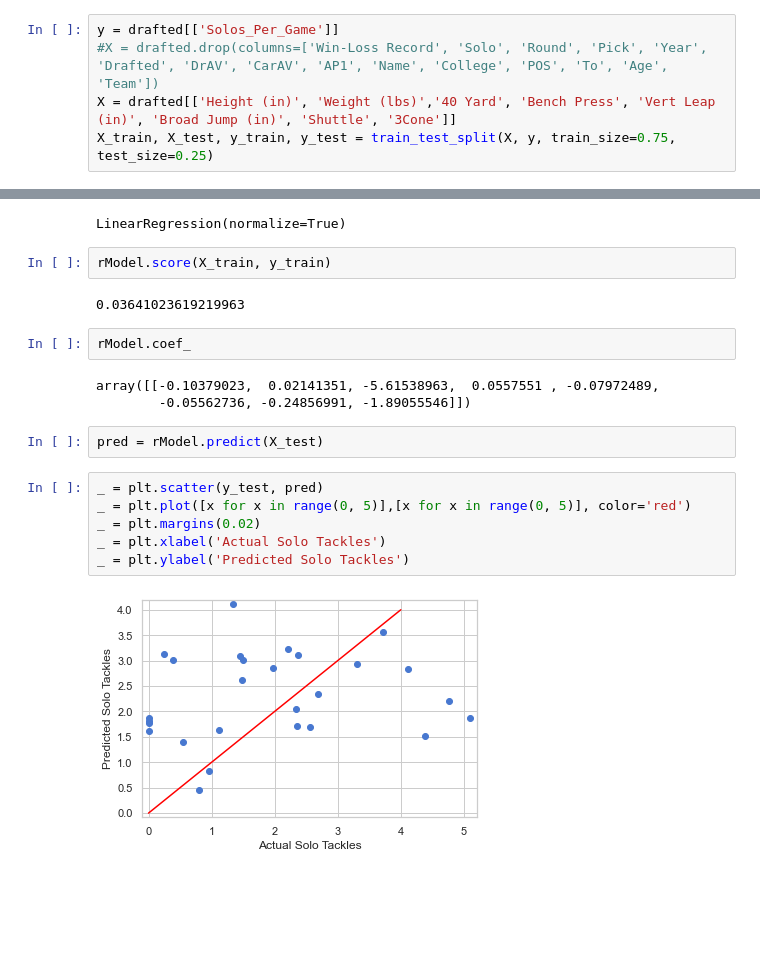
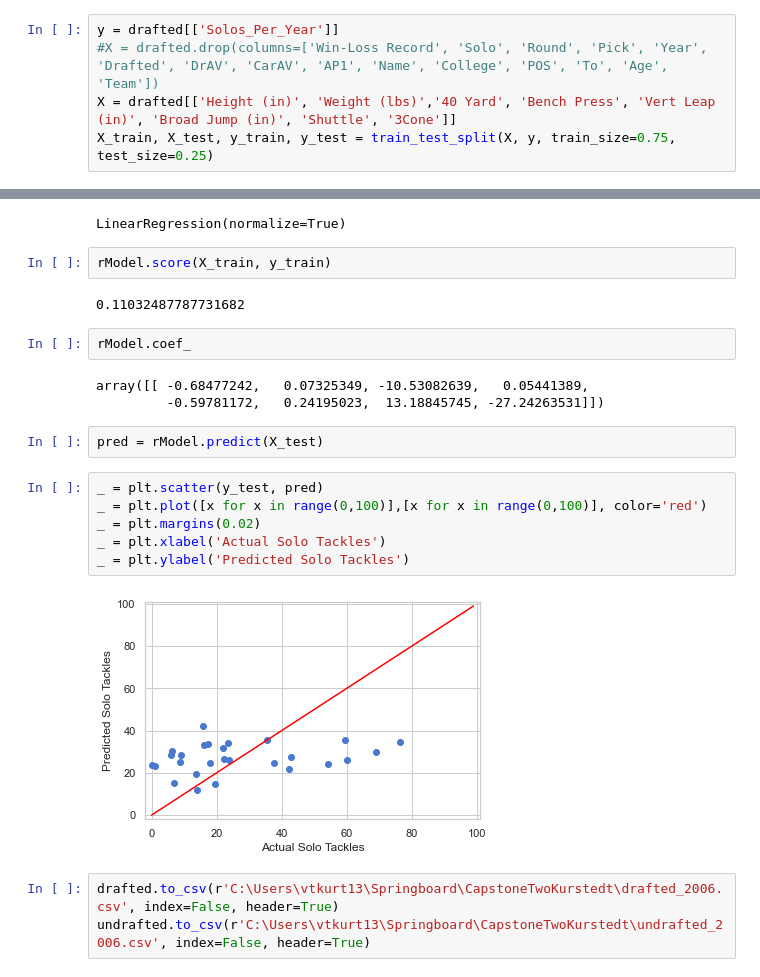
Before and after one commit to jkurt13/CapstoneTwo, a Jupyter notebook: EDA.ipynb, the cells around one changed output, grey strips where cells are left out. Drawn from its saved outputs; the diff is of its cells as text; blank space fills up the shorter version.

```diff
--- a/EDA.ipynb
+++ b/EDA.ipynb
@@ -730,7 +714,7 @@ _ = sns.scatterplot(x='40 Yard', y='3Cone', data=draft_df, hue='POS', size='Draf
 # %% [output]
 [figure]
 # %%
-y = drafted[['Solos_Per_Game']]
+y = drafted[['Solos_Per_Year']]
 #X = drafted.drop(columns=['Win-Loss Record', 'Solo', 'Round', 'Pick', 'Year', 'Drafted', 'DrAV', 'CarAV', 'AP1', 'Name', 'College', 'POS', 'To', 'Age', 'Team'])
 X = drafted[['Height (in)', 'Weight (lbs)','40 Yard', 'Bench Press', 'Vert Leap (in)', 'Broad Jump (in)', 'Shuttle', '3Cone']]
 X_train, X_test, y_train, y_test = train_test_split(X, y, train_size=0.75, test_size=0.25)
@@ -753,19 +737,22 @@ LinearRegression(normalize=True)
 # %%
 rModel.score(X_train, y_train)
 # %% [output]
-0.03641023619219963
+0.11032487787731682
 # %%
 rModel.coef_
 # %% [output]
-array([[-0.10379023,  0.02141351, -5.61538963,  0.0557551 , -0.07972489,
-        -0.05562736, -0.24856991, -1.89055546]])
+array([[ -0.68477242,   0.07325349, -10.53082639,   0.05441389,
+         -0.59781172,   0.24195023,  13.18845745, -27.24263531]])
 # %%
 pred = rModel.predict(X_test)
 # %%
 _ = plt.scatter(y_test, pred)
-_ = plt.plot([x for x in range(0, 5)],[x for x in range(0, 5)], color='red')
+_ = plt.plot([x for x in range(0,100)],[x for x in range(0,100)], color='red')
 _ = plt.margins(0.02)
 _ = plt.xlabel('Actual Solo Tackles')
 _ = plt.ylabel('Predicted Solo Tackles')
 # %% [output]
-[figure, old version]
+[figure, new version]
+# %%
+drafted.to_csv(r'C:\Users\vtkurt13\Springboard\CapstoneTwoKurstedt\drafted_2006.csv', index=False, header=True)
+undrafted.to_csv(r'C:\Users\vtkurt13\Springboard\CapstoneTwoKurstedt\undrafted_2006.csv', index=False, header=True)
```
Also changed, not shown: parts of 12 cells of this notebook, 3 other files.
